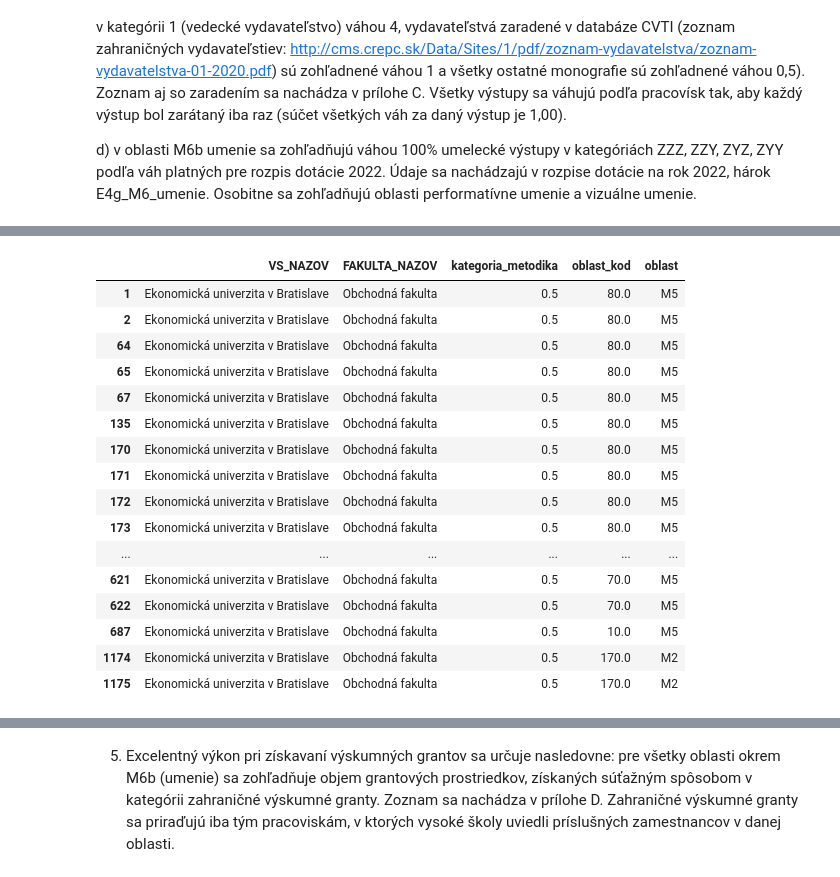
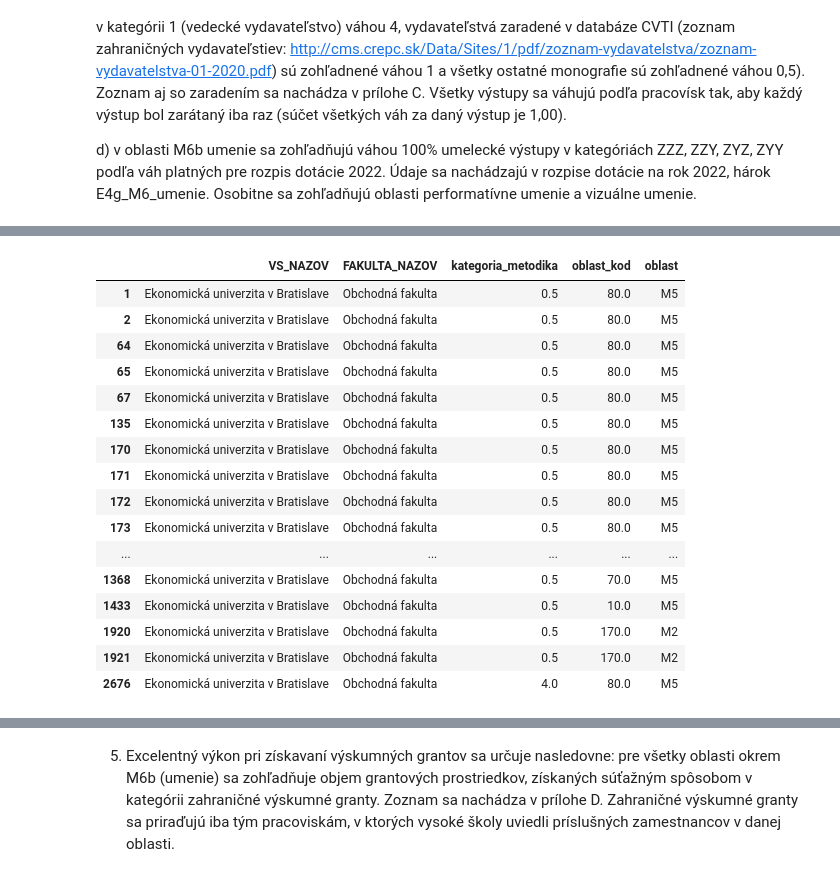
Before and after one commit to kiwaikiki/rozpis-dotacii-sr-vs, a Jupyter notebook: src/analyze.ipynb, the cells around one changed output, grey strips where cells are left out. Cells and saved outputs as stored; diff of their text form; code cells hidden in the pictures.

```diff
--- a/src/analyze.ipynb
+++ b/src/analyze.ipynb
@@ -163,24 +179,24 @@ Name: Váha, Length: 548, dtype: float64
 # %%
 stlpce = ['VS_NAZOV', 'FAKULTA_NAZOV', 'kategoria_metodika']
 melt_stlpce = [f"OBLAST_VYSKUMU_KOD{i}" for i in ["", 2]]
-publikacie_AAx_2020_melted = melt_sheet(publikacie_AAx_2020, stlpce, melt_stlpce, 'oblast_kod')
-publikacie_AAx_2020_melted['oblast'] = publikacie_AAx_2020_melted['oblast_kod'].map(id2oblasti)
-publikacie_AAx_2020_melted.query('VS_NAZOV == "Ekonomická univerzita v Bratislave" and FAKULTA_NAZOV == "Obchodná fakulta"')
+publikacie_AAx_melted = melt_sheet(publikacie_AAx, stlpce, melt_stlpce, 'oblast_kod')
+publikacie_AAx_melted['oblast'] = publikacie_AAx_melted['oblast_kod'].map(id2oblasti)
+publikacie_AAx_melted.query('VS_NAZOV == "Ekonomická univerzita v Bratislave" and FAKULTA_NAZOV == "Obchodná fakulta"')
 # %% [output]
 |  | VS_NAZOV | FAKULTA_NAZOV | kategoria_metodika | oblast_kod | oblast |
 | 1 | Ekonomická univerzita v Bratislave | Obchodná fakulta | 0.5 | 80.0 | M5 |
 | 2 | Ekonomická univerzita v Bratislave | Obchodná fakulta | 0.5 | 80.0 | M5 |
 | 64 | Ekonomická univerzita v Bratislave | Obchodná fakulta | 0.5 | 80.0 | M5 |
 | 65 | Ekonomická univerzita v Bratislave | Obchodná fakulta | 0.5 | 80.0 | M5 |
 | 67 | Ekonomická univerzita v Bratislave | Obchodná fakulta | 0.5 | 80.0 | M5 |
 | 135 | Ekonomická univerzita v Bratislave | Obchodná fakulta | 0.5 | 80.0 | M5 |
 | 170 | Ekonomická univerzita v Bratislave | Obchodná fakulta | 0.5 | 80.0 | M5 |
 | 171 | Ekonomická univerzita v Bratislave | Obchodná fakulta | 0.5 | 80.0 | M5 |
 | 172 | Ekonomická univerzita v Bratislave | Obchodná fakulta | 0.5 | 80.0 | M5 |
 | 173 | Ekonomická univerzita v Bratislave | Obchodná fakulta | 0.5 | 80.0 | M5 |
 | ... | ... | ... | ... | ... | ... |
-| 621 | Ekonomická univerzita v Bratislave | Obchodná fakulta | 0.5 | 70.0 | M5 |
-| 622 | Ekonomická univerzita v Bratislave | Obchodná fakulta | 0.5 | 70.0 | M5 |
-| 687 | Ekonomická univerzita v Bratislave | Obchodná fakulta | 0.5 | 10.0 | M5 |
-| 1174 | Ekonomická univerzita v Bratislave | Obchodná fakulta | 0.5 | 170.0 | M2 |
-| 1175 | Ekonomická univerzita v Bratislave | Obchodná fakulta | 0.5 | 170.0 | M2 |
+| 1368 | Ekonomická univerzita v Bratislave | Obchodná fakulta | 0.5 | 70.0 | M5 |
+| 1433 | Ekonomická univerzita v Bratislave | Obchodná fakulta | 0.5 | 10.0 | M5 |
+| 1920 | Ekonomická univerzita v Bratislave | Obchodná fakulta | 0.5 | 170.0 | M2 |
+| 1921 | Ekonomická univerzita v Bratislave | Obchodná fakulta | 0.5 | 170.0 | M2 |
+| 2676 | Ekonomická univerzita v Bratislave | Obchodná fakulta | 4.0 | 80.0 | M5 |
```
Also changed, not shown: parts of 5 cells of this notebook.
